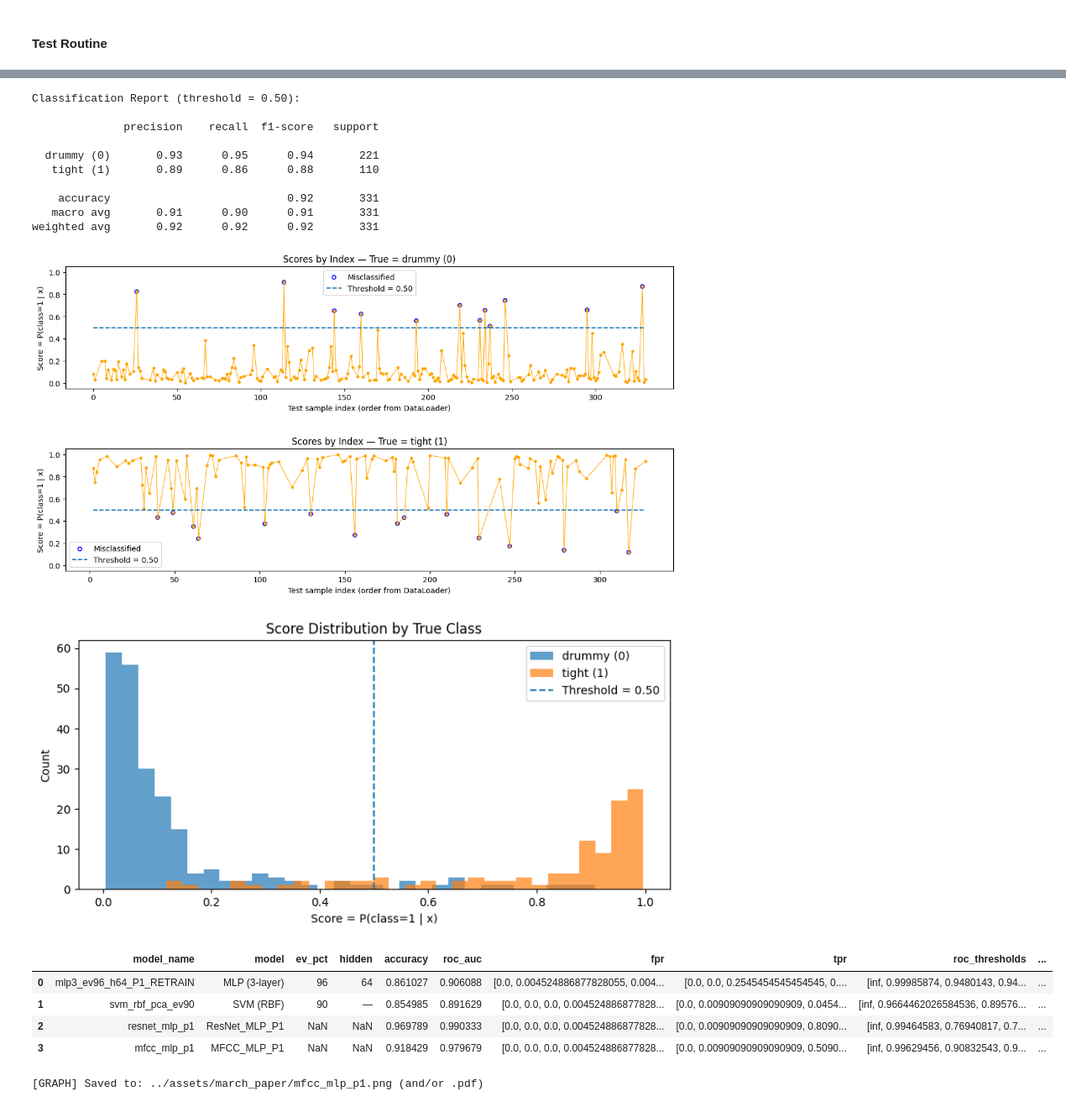
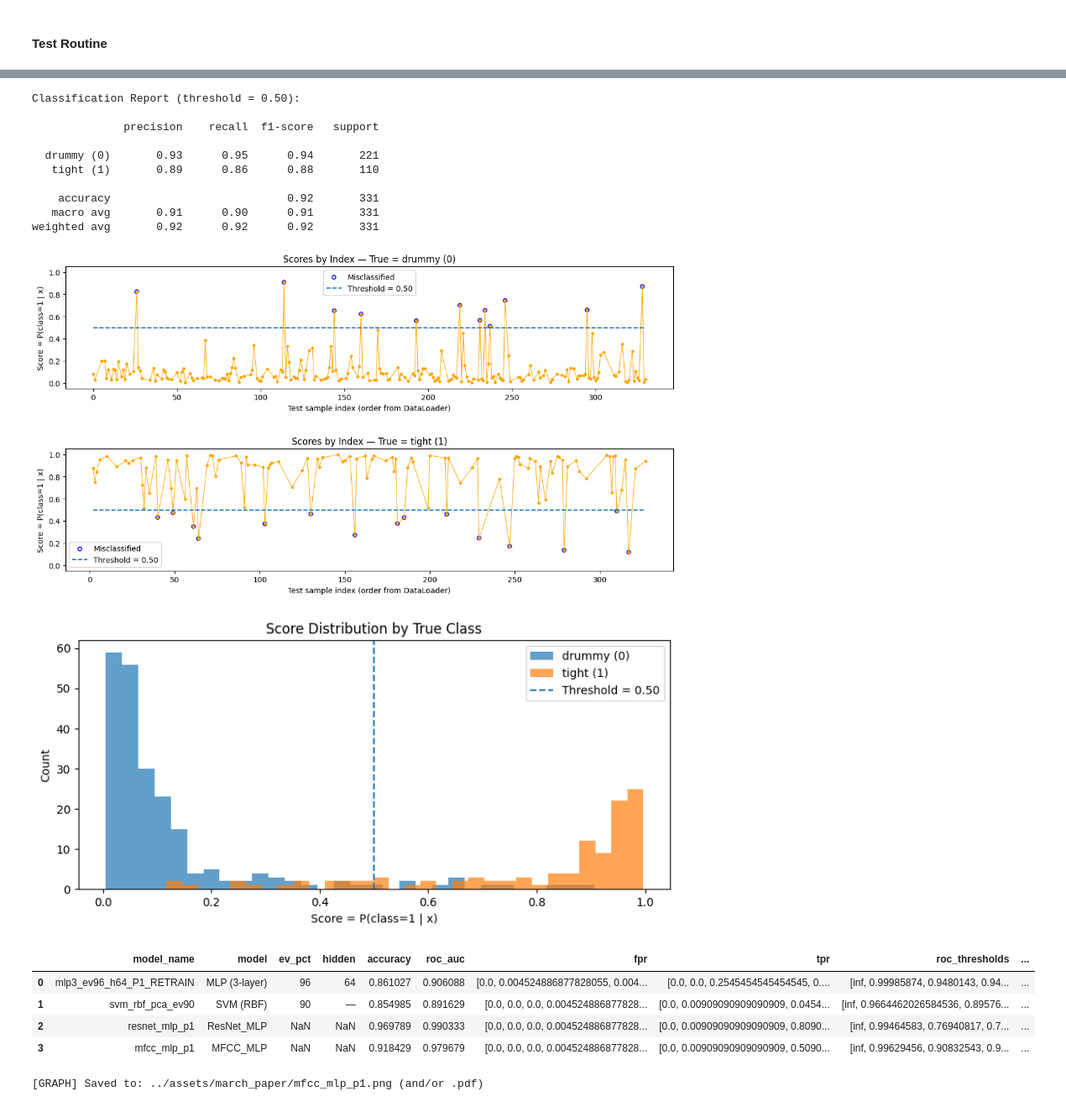
Before and after one commit to kanwarSINGH03/acoustic_signal_classification, a Jupyter notebook: evaluation/march_paper_P1.ipynb, the cells around one changed output, grey strips where cells are left out. Shown at 84% size. Drawn from its saved outputs; the diff is of its cells as text; code cells hidden in the pictures.

```diff
--- a/evaluation/march_paper_P1.ipynb
+++ b/evaluation/march_paper_P1.ipynb
@@ -907,7 +907,7 @@ cohen_kappa = test_results["cohen_kappa"]
 
 new_row = pd.DataFrame([{
     "model_name": model_name,
-    "model": "ResNet_MLP_P1",
+    "model": "ResNet_MLP",
     "ev_pct": np.nan,
     "hidden": np.nan,
     "accuracy": acc,
@@ -1104,7 +1104,7 @@ cohen_kappa = test_results["cohen_kappa"]
 
 new_row = pd.DataFrame([{
     "model_name": model_name,
-    "model": "MFCC_MLP_P1",
+    "model": "MFCC_MLP",
     "ev_pct": np.nan,
     "hidden": np.nan,
     "accuracy": acc,
@@ -1168,35 +1168,35 @@ plt.figure(figsize=(40, 30))
 img_path = f"{graph_fname}.png"
 if os.path.exists(img_path):
     img = Image.open(img_path)
     plt.imshow(img)
     plt.axis("off")
     plt.show()
 else:
     print(f"Graph image not found at {img_path}")
 # %% [output]
 torch.Size([36000])
 [INFO] Testing the model
 Test accuracy (threshold=0.50): 0.9184
 [figure]
 [figure]
 Classification Report (threshold = 0.50):
 
               precision    recall  f1-score   support
 
   drummy (0)       0.93      0.95      0.94       221
    tight (1)       0.89      0.86      0.88       110
 
     accuracy                           0.92       331
    macro avg       0.91      0.90      0.91       331
 weighted avg       0.92      0.92      0.92       331
 [figure]
 [figure]
 [figure]
 |  | model_name | model | ev_pct | hidden | accuracy | roc_auc | fpr | tpr | roc_thresholds | ... |
 | 0 | mlp3_ev96_h64_P1_RETRAIN | MLP (3-layer) | 96 | 64 | 0.861027 | 0.906088 | [0.0, 0.004524886877828055, 0.004... | [0.0, 0.0, 0.2545454545454545, 0.... | [inf, 0.99985874, 0.9480143, 0.94... | ... |
 | 1 | svm_rbf_pca_ev90 | SVM (RBF) | 90 | — | 0.854985 | 0.891629 | [0.0, 0.0, 0.0, 0.004524886877828... | [0.0, 0.00909090909090909, 0.0454... | [inf, 0.9664462026584536, 0.89576... | ... |
-| 2 | resnet_mlp_p1 | ResNet_MLP_P1 | NaN | NaN | 0.969789 | 0.990333 | [0.0, 0.0, 0.0, 0.004524886877828... | [0.0, 0.00909090909090909, 0.8090... | [inf, 0.99464583, 0.76940817, 0.7... | ... |
-| 3 | mfcc_mlp_p1 | MFCC_MLP_P1 | NaN | NaN | 0.918429 | 0.979679 | [0.0, 0.0, 0.0, 0.004524886877828... | [0.0, 0.00909090909090909, 0.5090... | [inf, 0.99629456, 0.90832543, 0.9... | ... |
+| 2 | resnet_mlp_p1 | ResNet_MLP | NaN | NaN | 0.969789 | 0.990333 | [0.0, 0.0, 0.0, 0.004524886877828... | [0.0, 0.00909090909090909, 0.8090... | [inf, 0.99464583, 0.76940817, 0.7... | ... |
+| 3 | mfcc_mlp_p1 | MFCC_MLP | NaN | NaN | 0.918429 | 0.979679 | [0.0, 0.0, 0.0, 0.004524886877828... | [0.0, 0.00909090909090909, 0.5090... | [inf, 0.99629456, 0.90832543, 0.9... | ... |
 [GRAPH] Saved to: ../assets/march_paper/mfcc_mlp_p1.png (and/or .pdf)
 [figure]
 # %%
```
Also changed, not shown: parts of 4 cells of this notebook.
